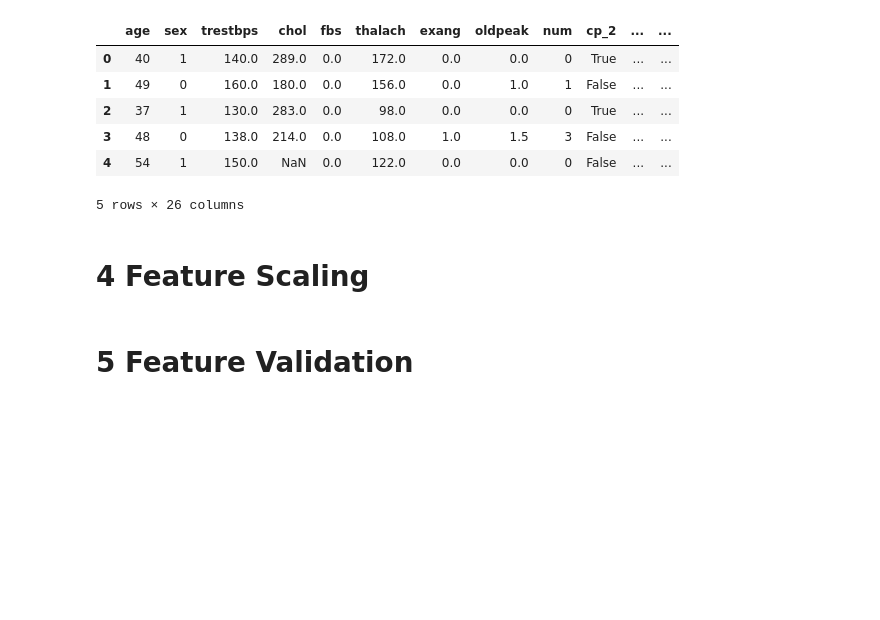
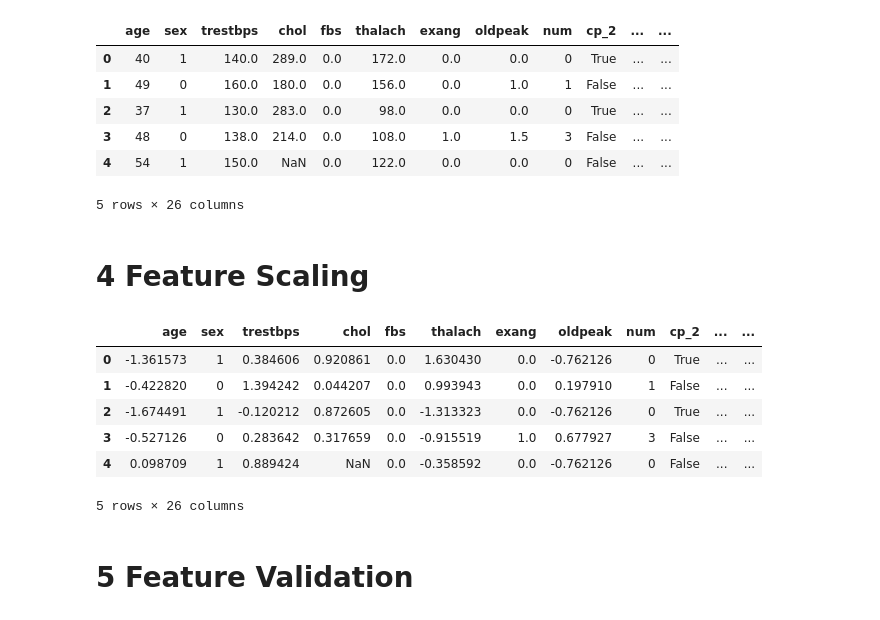
Before and after one commit to Hukeut/medical-data-exploration, a Jupyter notebook: notebooks/feature-engineering.ipynb, the cells around one changed output. Drawn from its saved outputs; the diff is of its cells as text; code cells hidden in the pictures; blank space fills up the shorter version.

```diff
--- a/notebooks/feature-engineering.ipynb
+++ b/notebooks/feature-engineering.ipynb
@@ -70,5 +70,23 @@ df_encoded.head()
 5 rows × 26 columns
 # %% [markdown]
 # 4 Feature Scaling
+# %%
+from sklearn.preprocessing import StandardScaler
+
+scaler = StandardScaler()
+
+df_encoded[numerical_features] = scaler.fit_transform(
+    df_encoded[numerical_features]
+)
+
+df_encoded.head()
+# %% [output]
+|  | age | sex | trestbps | chol | fbs | thalach | exang | oldpeak | num | cp_2 | ... | ... |
+| 0 | -1.361573 | 1 | 0.384606 | 0.920861 | 0.0 | 1.630430 | 0.0 | -0.762126 | 0 | True | ... | ... |
+| 1 | -0.422820 | 0 | 1.394242 | 0.044207 | 0.0 | 0.993943 | 0.0 | 0.197910 | 1 | False | ... | ... |
+| 2 | -1.674491 | 1 | -0.120212 | 0.872605 | 0.0 | -1.313323 | 0.0 | -0.762126 | 0 | True | ... | ... |
+| 3 | -0.527126 | 0 | 0.283642 | 0.317659 | 0.0 | -0.915519 | 1.0 | 0.677927 | 3 | False | ... | ... |
+| 4 | 0.098709 | 1 | 0.889424 | NaN | 0.0 | -0.358592 | 0.0 | -0.762126 | 0 | False | ... | ... |
+5 rows × 26 columns
 # %% [markdown]
 # 5 Feature Validation
```
Also changed, not shown: parts of 6 cells of this notebook.
